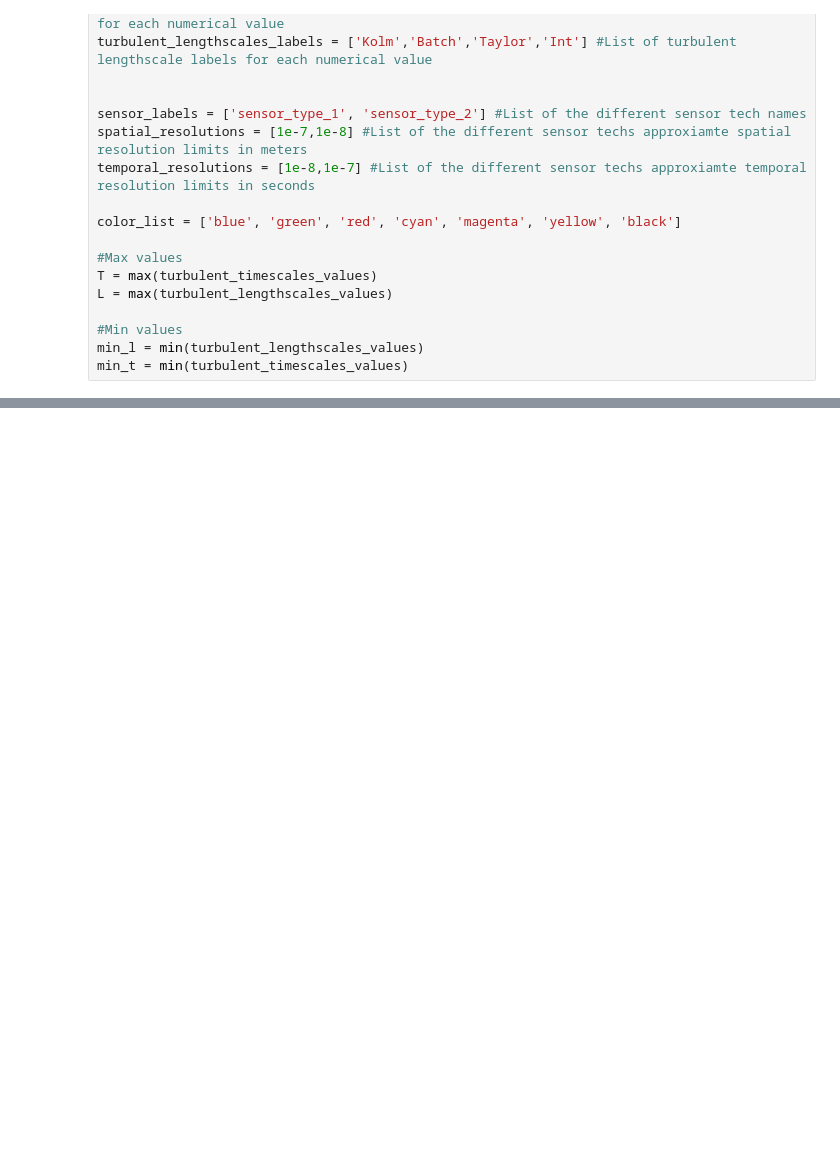
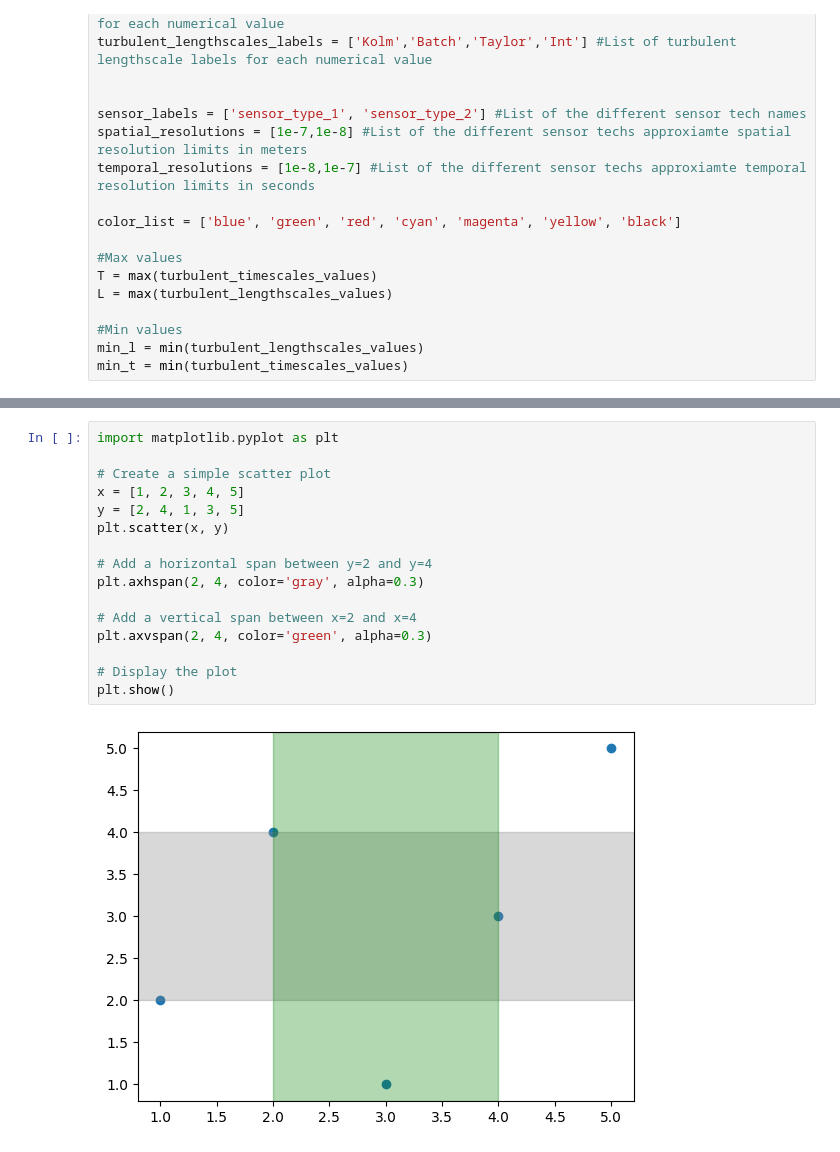
Before and after one commit to henri-avec-un-i/UPC_internship, a Jupyter notebook: caracterisation_of_turbulent_scales.ipynb, the cells around one changed output, grey strips where cells are left out. Saved outputs shown, nothing was run; the diff lists cells and outputs as text; blank space fills up the shorter version.

```diff
--- a/caracterisation_of_turbulent_scales.ipynb
+++ b/caracterisation_of_turbulent_scales.ipynb
@@ -702,0 +710,18 @@ plt.show()
+# %%
+import matplotlib.pyplot as plt
+
+# Create a simple scatter plot
+x = [1, 2, 3, 4, 5]
+y = [2, 4, 1, 3, 5]
+plt.scatter(x, y)
+
+# Add a horizontal span between y=2 and y=4
+plt.axhspan(2, 4, color='gray', alpha=0.3)
+
+# Add a vertical span between x=2 and x=4
+plt.axvspan(2, 4, color='green', alpha=0.3)
+
+# Display the plot
+plt.show()
+# %% [output]
+[figure, added]
```
Also changed, not shown: parts of 1 cell of this notebook.
